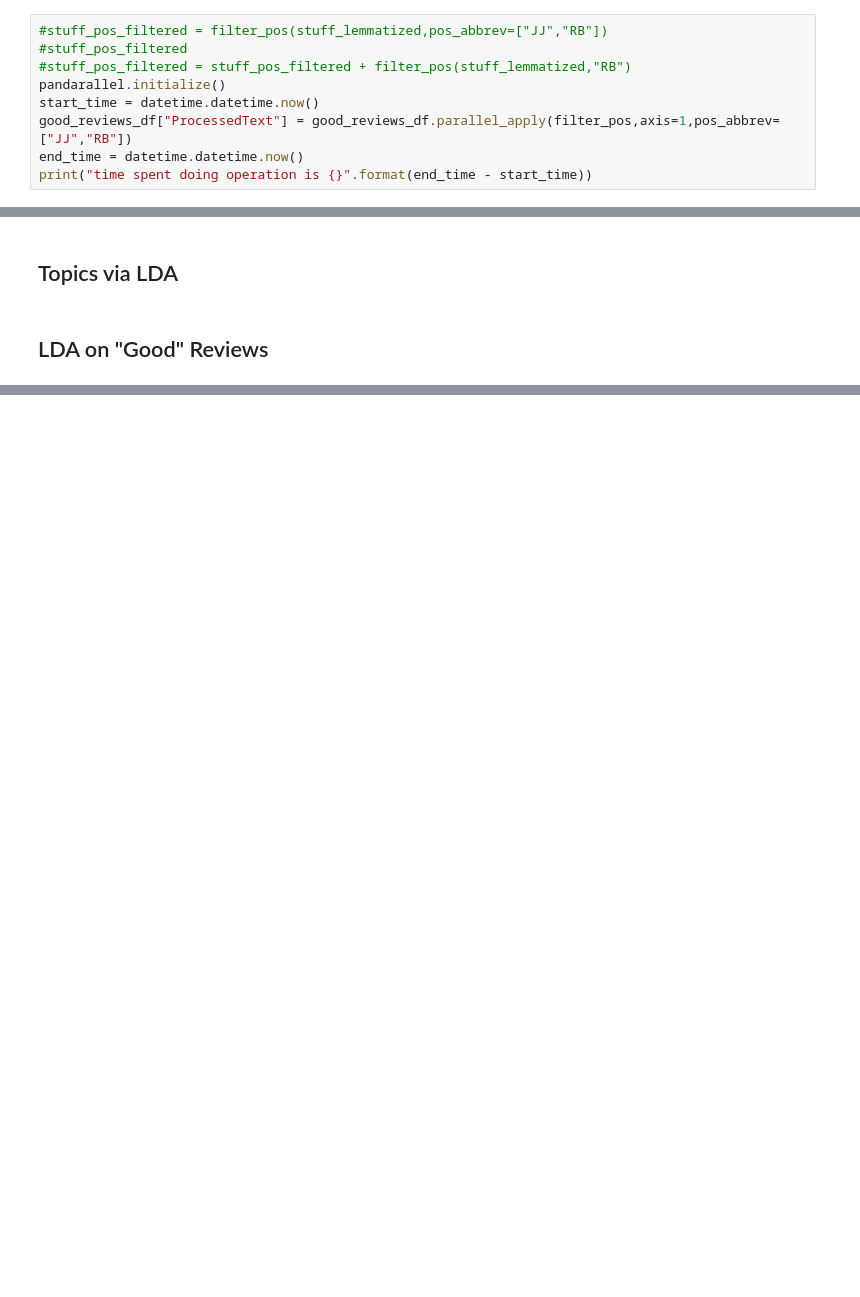
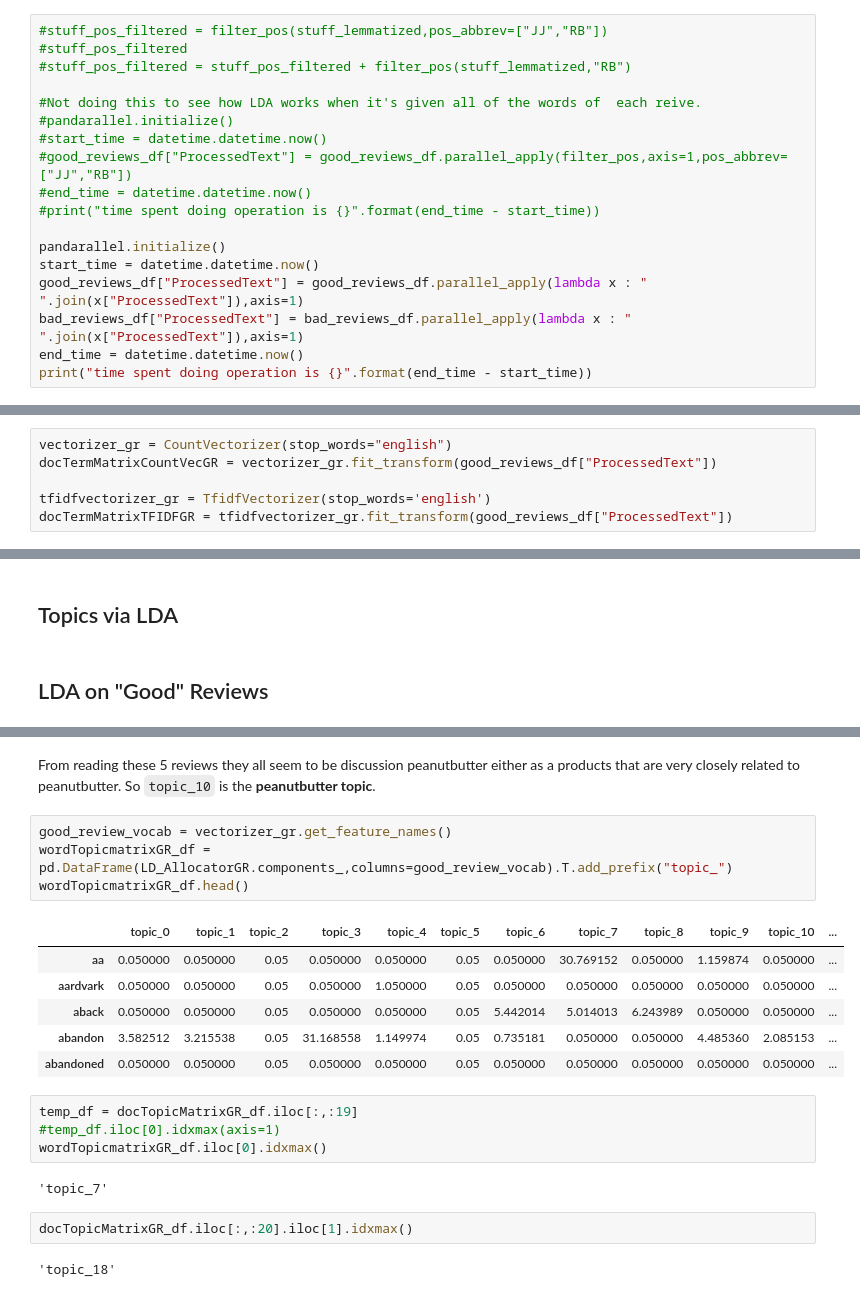
Before and after one commit to michael-a-green/Metis_Project4, a Jupyter notebook: Source/Project4_2.ipynb, the cells around one changed output, grey strips where cells are left out. Saved outputs shown, nothing was run; the diff lists cells and outputs as text; blank space fills up the shorter version.

```diff
--- a/Source/Project4_2.ipynb
+++ b/Source/Project4_2.ipynb
@@ -396,9 +477,18 @@ def filter_pos(row,pos_abbrev=["JJ"]):
 #stuff_pos_filtered = filter_pos(stuff_lemmatized,pos_abbrev=["JJ","RB"])
 #stuff_pos_filtered
 #stuff_pos_filtered = stuff_pos_filtered + filter_pos(stuff_lemmatized,"RB")
+
+#Not doing this to see how LDA works when it's given all of the words of  each reive.
+#pandarallel.initialize()
+#start_time = datetime.datetime.now()
+#good_reviews_df["ProcessedText"] = good_reviews_df.parallel_apply(filter_pos,axis=1,pos_abbrev=["JJ","RB"])
+#end_time = datetime.datetime.now()
+#print("time spent doing operation is {}".format(end_time - start_time))
+
 pandarallel.initialize()
 start_time = datetime.datetime.now()
-good_reviews_df["ProcessedText"] = good_reviews_df.parallel_apply(filter_pos,axis=1,pos_abbrev=["JJ","RB"])
+good_reviews_df["ProcessedText"] = good_reviews_df.parallel_apply(lambda x : " ".join(x["ProcessedText"]),axis=1)
+bad_reviews_df["ProcessedText"] = bad_reviews_df.parallel_apply(lambda x : " ".join(x["ProcessedText"]),axis=1)
 end_time = datetime.datetime.now()
 print("time spent doing operation is {}".format(end_time - start_time))
 # %% [output]
@@ -441,0 +539,6 @@ docTermMatrixCountVec = vectorizer.fit_transform(good_reviews_df["ProcessedText"
+# %%
+vectorizer_gr = CountVectorizer(stop_words="english")
+docTermMatrixCountVecGR = vectorizer_gr.fit_transform(good_reviews_df["ProcessedText"])
+
+tfidfvectorizer_gr = TfidfVectorizer(stop_words='english')
+docTermMatrixTFIDFGR = tfidfvectorizer_gr.fit_transform(good_reviews_df["ProcessedText"])
@@ -516,0 +809,24 @@ topic
+# %% [markdown]
+From reading these 5 reviews they all seem to be discussion peanutbutter either as a products that are very closely related to peanutbutter.
+So `topic_10` is the **peanutbutter topic**.
+# %%
+good_review_vocab = vectorizer_gr.get_feature_names()
+wordTopicmatrixGR_df = pd.DataFrame(LD_AllocatorGR.components_,columns=good_review_vocab).T.add_prefix("topic_")
+wordTopicmatrixGR_df.head()
+# %% [output]
+|  | topic_0 | topic_1 | topic_2 | topic_3 | topic_4 | topic_5 | topic_6 | topic_7 | topic_8 | topic_9 | topic_10 | ... |
+| aa | 0.050000 | 0.050000 | 0.05 | 0.050000 | 0.050000 | 0.05 | 0.050000 | 30.769152 | 0.050000 | 1.159874 | 0.050000 | ... |
+| aardvark | 0.050000 | 0.050000 | 0.05 | 0.050000 | 1.050000 | 0.05 | 0.050000 | 0.050000 | 0.050000 | 0.050000 | 0.050000 | ... |
+| aback | 0.050000 | 0.050000 | 0.05 | 0.050000 | 0.050000 | 0.05 | 5.442014 | 5.014013 | 6.243989 | 0.050000 | 0.050000 | ... |
+| abandon | 3.582512 | 3.215538 | 0.05 | 31.168558 | 1.149974 | 0.05 | 0.735181 | 0.050000 | 0.050000 | 4.485360 | 2.085153 | ... |
+| abandoned | 0.050000 | 0.050000 | 0.05 | 0.050000 | 0.050000 | 0.05 | 0.050000 | 0.050000 | 0.050000 | 0.050000 | 0.050000 | ... |
+# %%
+temp_df = docTopicMatrixGR_df.iloc[:,:19]
+#temp_df.iloc[0].idxmax(axis=1)
+wordTopicmatrixGR_df.iloc[0].idxmax()
+# %% [output]
+'topic_7'
+# %%
+docTopicMatrixGR_df.iloc[:,:20].iloc[1].idxmax()
+# %% [output]
+'topic_18'
```
Also changed, not shown: parts of 84 cells of this notebook.
